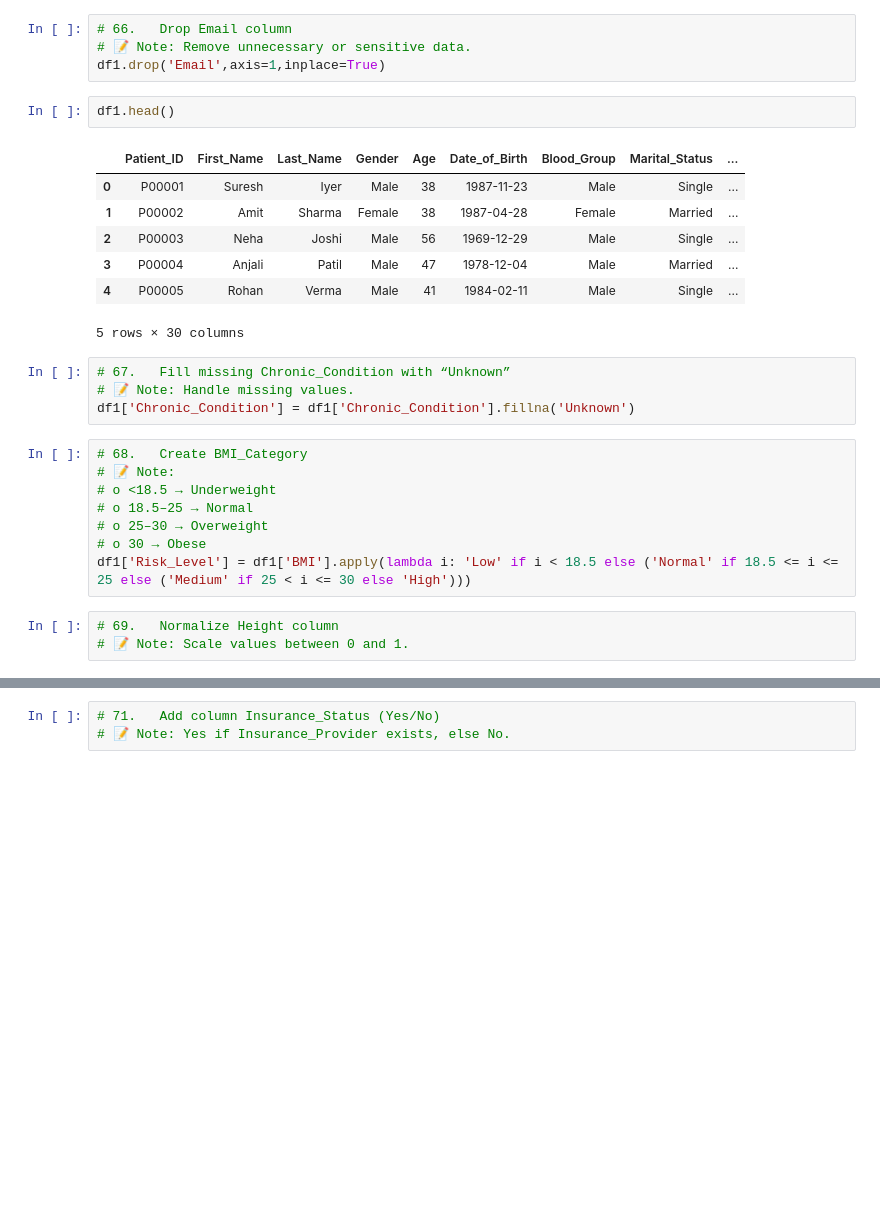
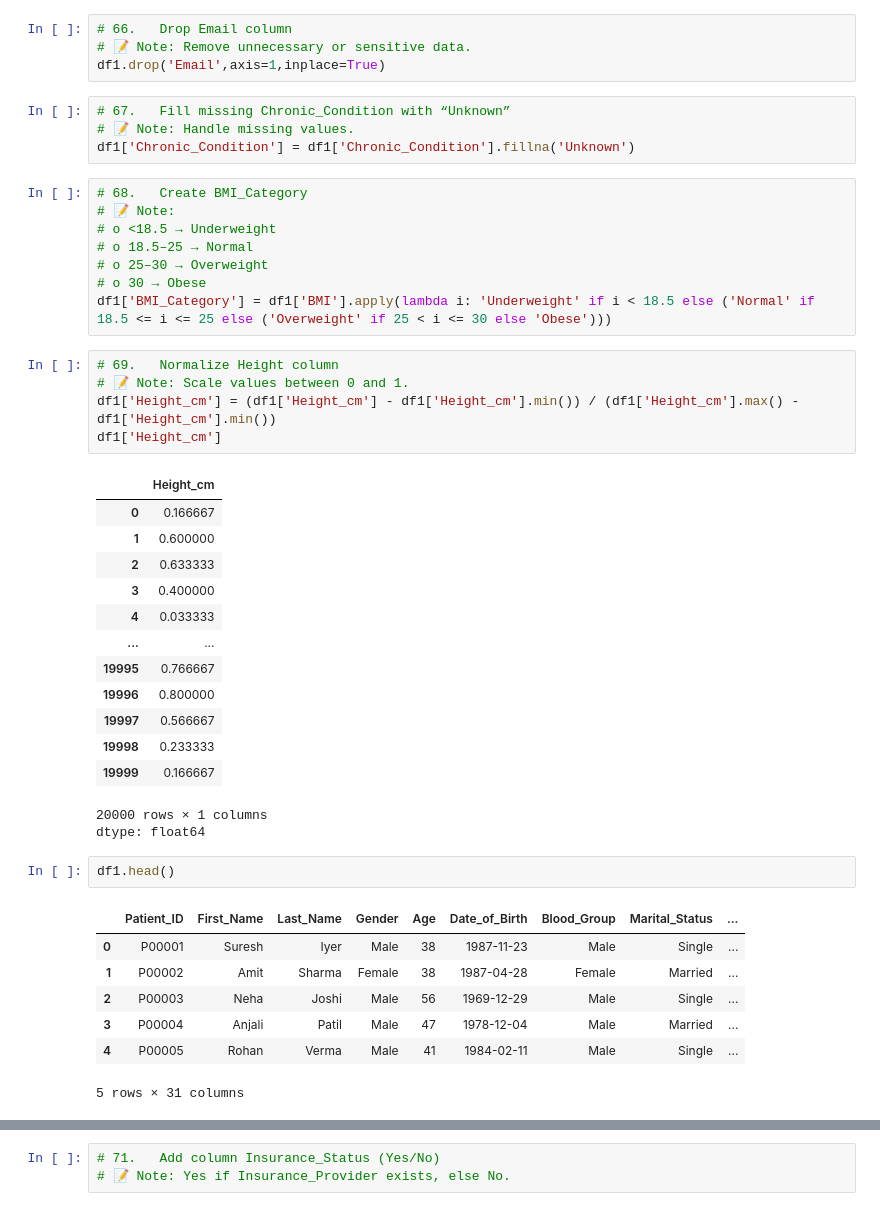
Before and after one commit to vaishnaviPatil1111/Python, a Jupyter notebook: Python_Pandas.ipynb, the cells around one changed output, grey strips where cells are left out. Cells and saved outputs as stored; diff of their text form; blank space fills up the shorter version.

```diff
--- a/Python_Pandas.ipynb
+++ b/Python_Pandas.ipynb
@@ -2801,6 +2801,38 @@ df1 = df1.rename(columns = {'Phone_Number' :'Contact_Number'})
 # 66.	Drop Email column
 # 📝 Note: Remove unnecessary or sensitive data.
 df1.drop('Email',axis=1,inplace=True)
+# %%
+# 67.	Fill missing Chronic_Condition with “Unknown”
+# 📝 Note: Handle missing values.
+df1['Chronic_Condition'] = df1['Chronic_Condition'].fillna('Unknown')
+# %%
+# 68.	Create BMI_Category
+# 📝 Note:
+# o	<18.5 → Underweight
+# o	18.5–25 → Normal
+# o	25–30 → Overweight
+# o	30 → Obese
+df1['BMI_Category'] = df1['BMI'].apply(lambda i: 'Underweight' if i < 18.5 else ('Normal' if 18.5 <= i <= 25 else ('Overweight' if 25 < i <= 30 else 'Obese')))
+# %%
+# 69.	Normalize Height column
+# 📝 Note: Scale values between 0 and 1.
+df1['Height_cm'] = (df1['Height_cm'] - df1['Height_cm'].min()) / (df1['Height_cm'].max() - df1['Height_cm'].min())
+df1['Height_cm']
+# %% [output]
+|  | Height_cm |
+| 0 | 0.166667 |
+| 1 | 0.600000 |
+| 2 | 0.633333 |
+| 3 | 0.400000 |
+| 4 | 0.033333 |
+| ... | ... |
+| 19995 | 0.766667 |
+| 19996 | 0.800000 |
+| 19997 | 0.566667 |
+| 19998 | 0.233333 |
+| 19999 | 0.166667 |
+20000 rows × 1 columns
+dtype: float64
 # %%
 df1.head()
 # %% [output]
@@ -2810,22 +2842,7 @@ df1.head()
 | 2 | P00003 | Neha | Joshi | Male | 56 | 1969-12-29 | Male | Single | ... |
 | 3 | P00004 | Anjali | Patil | Male | 47 | 1978-12-04 | Male | Married | ... |
 | 4 | P00005 | Rohan | Verma | Male | 41 | 1984-02-11 | Male | Single | ... |
-5 rows × 30 columns
+5 rows × 31 columns
-# %%
-# 67.	Fill missing Chronic_Condition with “Unknown”
-# 📝 Note: Handle missing values.
-df1['Chronic_Condition'] = df1['Chronic_Condition'].fillna('Unknown')
-# %%
-# 68.	Create BMI_Category
-# 📝 Note:
-# o	<18.5 → Underweight
-# o	18.5–25 → Normal
-# o	25–30 → Overweight
-# o	30 → Obese
-df1['Risk_Level'] = df1['BMI'].apply(lambda i: 'Low' if i < 18.5 else ('Normal' if 18.5 <= i <= 25 else ('Medium' if 25 < i <= 30 else 'High')))
-# %%
-# 69.	Normalize Height column
-# 📝 Note: Scale values between 0 and 1.
 # %%
 # 70.	Standardize Weight column
 # 📝 Note: Mean = 0, Standard Deviation = 1.
```
Also changed, not shown: parts of 1 cell of this notebook.
